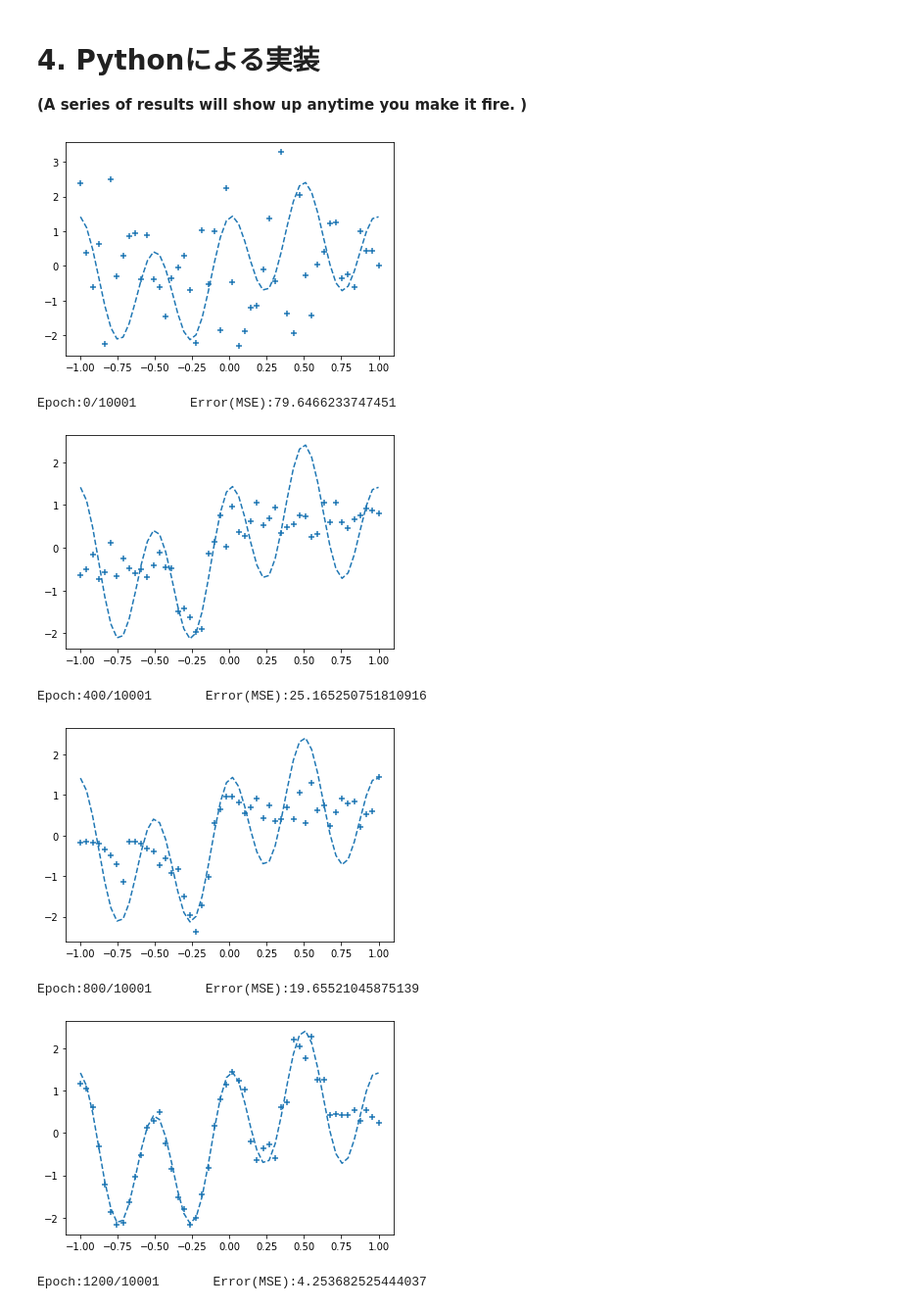
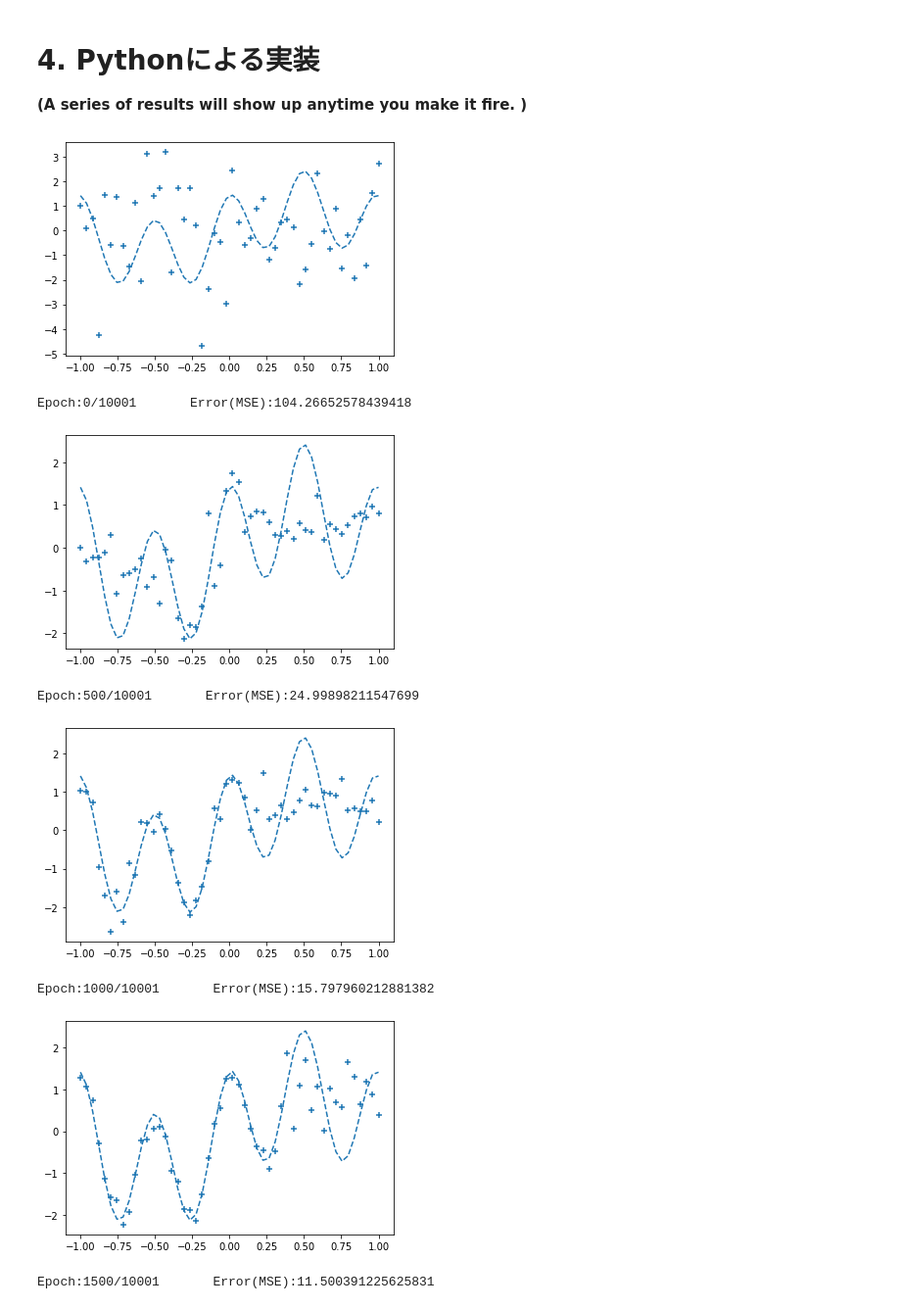
Before and after one commit to solaris0051/simpleNN, a Jupyter notebook: in_1n_mid_20n_x4_out_1n.ipynb, the cells around one changed output. Shown at 98% size. Drawn from its saved outputs; the diff is of its cells as text; code cells hidden in the pictures.

Commit message:
interval=500

```diff
--- a/in_1n_mid_20n_x4_out_1n.ipynb
+++ b/in_1n_mid_20n_x4_out_1n.ipynb
@@ -368,7 +368,7 @@ n_out = 1  # the number of neurons at the output layer
 wb_width = 0.77899  # initial width of weight and bias
 eta = 0.16599      # initial learning coefficient
 epoch = 10001       # online batch, meaning its size is one.
-interval = 400     # initial monitoring interval
+interval = 500     # initial monitoring interval
 
 # -- super-class --
 class BaseLayer:
@@ -449,38 +449,38 @@ for i in range(epoch):
         hidden_layer1.backward(hidden_layer2.grad_x)
 
         # update weight and bias (method of update defined in the class BaseLayer)
         hidden_layer1.update(eta)
         hidden_layer2.update(eta)
         hidden_layer3.update(eta)
         hidden_layer4.update(eta)
         output_layer.update(eta)
 
         if i%interval == 0:
 
             y = output_layer.y[0][0]  # get a number (from matrix) as a learned one in the output layer.
 
             # error estimation by loss function (apply mean square error)
             total_error += 1.0/2.0*np.sum(np.square(y - t))
 
             # store outputs learned
             plot_x.append(x)
             plot_y.append(y)
 
     if i%interval == 0:
 
         # plot outpus
         plt.plot(input_data, correct_data, linestyle="dashed")
         plt.scatter(plot_x, plot_y, marker="+")
         plt.show()
 
         # print epoch number and error(MSE)
         print("Epoch:" + str(i) + "/" + str(epoch),'     ',"Error(MSE):" + str(total_error))
 # %% [output]
-[figure, old version]
+[figure, new version]
-Epoch:0/10001       Error(MSE):79.6466233747451
+Epoch:0/10001       Error(MSE):104.26652578439418
-[figure, old version]
+[figure, new version]
-Epoch:400/10001       Error(MSE):25.165250751810916
+Epoch:500/10001       Error(MSE):24.99898211547699
-[figure, old version]
+[figure, new version]
-Epoch:800/10001       Error(MSE):19.65521045875139
+Epoch:1000/10001       Error(MSE):15.797960212881382
-[figure, old version]
+[figure, new version]
-Epoch:1200/10001       Error(MSE):4.253682525444037
+Epoch:1500/10001       Error(MSE):11.500391225625831
```
Also changed, not shown: parts of 1 cell of this notebook.
